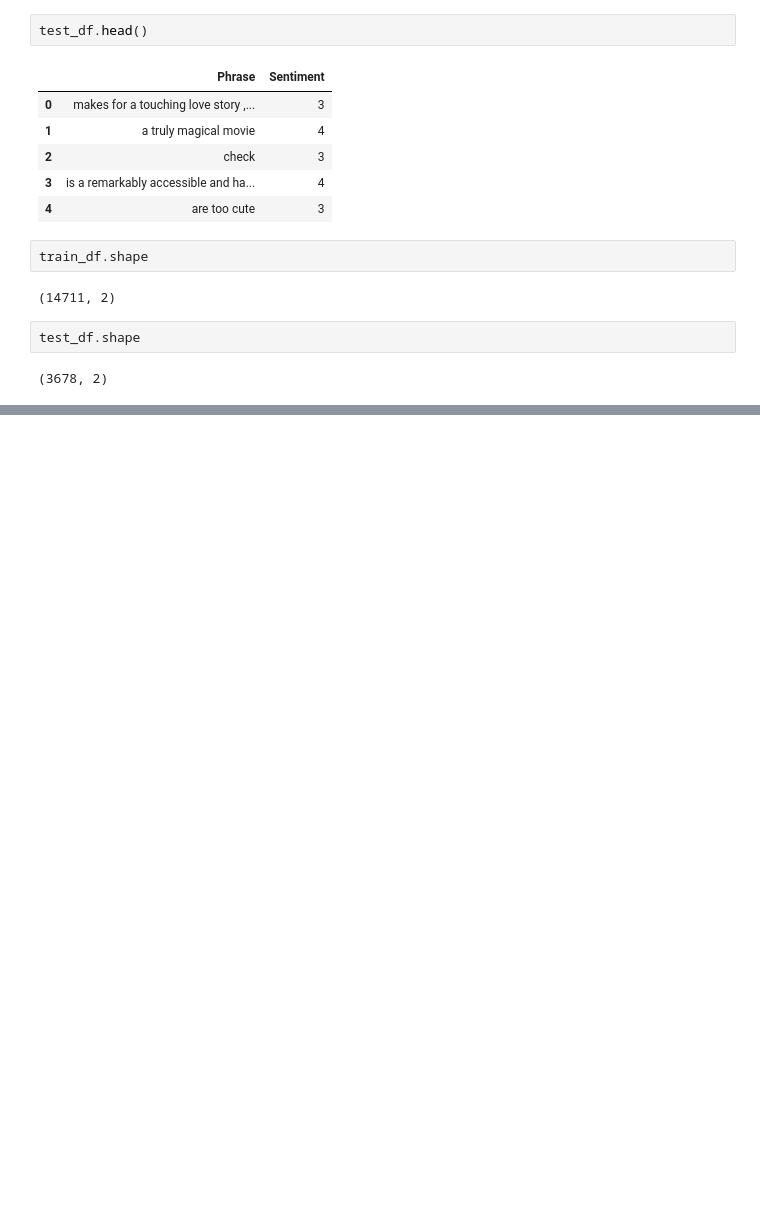
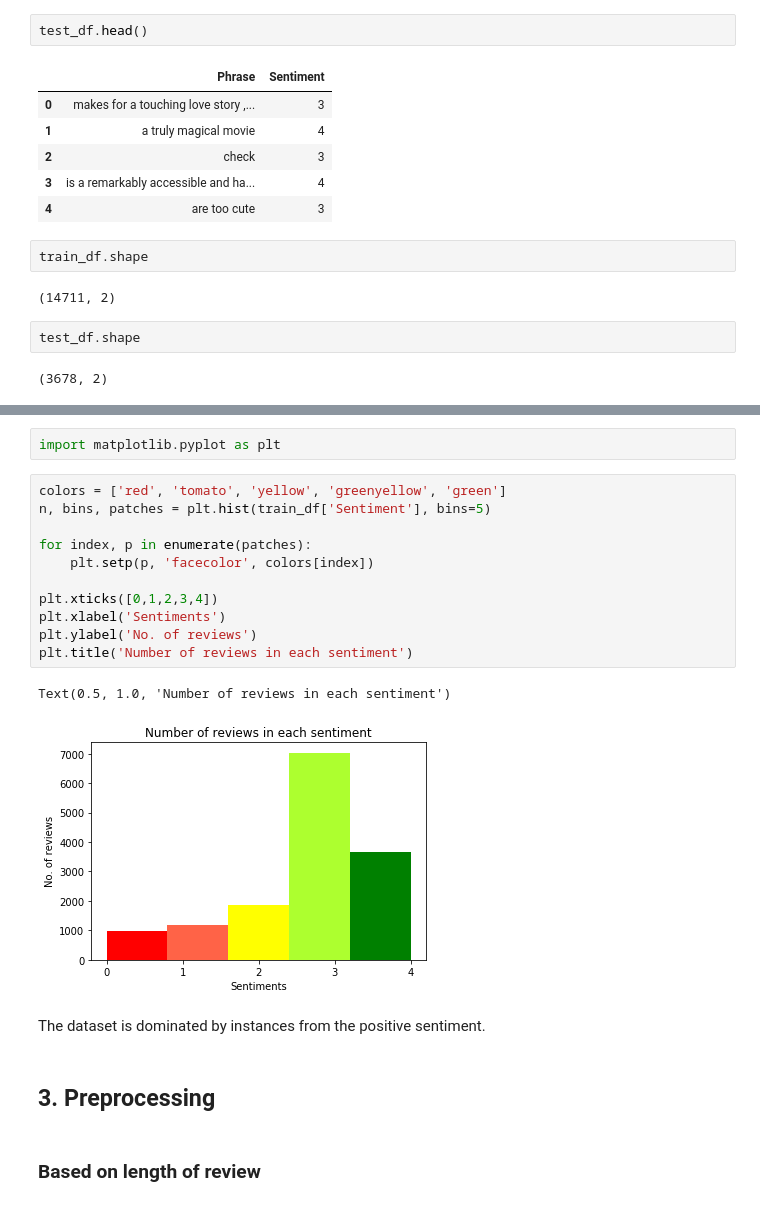
Before and after one commit to bajracharya-kshitij/five-class-sentiment-analysis, a Jupyter notebook: Five Class Sentiment Analysis.ipynb, the cells around one changed output, grey strips where cells are left out. Cells and saved outputs as stored; diff of their text form; blank space fills up the shorter version.

```diff
--- a/Five Class Sentiment Analysis.ipynb
+++ b/Five Class Sentiment Analysis.ipynb
@@ -35,0 +63,22 @@ test_df.shape
+# %%
+import matplotlib.pyplot as plt
+# %%
+colors = ['red', 'tomato', 'yellow', 'greenyellow', 'green']
+n, bins, patches = plt.hist(train_df['Sentiment'], bins=5)
+
+for index, p in enumerate(patches):
+    plt.setp(p, 'facecolor', colors[index])
+
+plt.xticks([0,1,2,3,4])
+plt.xlabel('Sentiments')
+plt.ylabel('No. of reviews')
+plt.title('Number of reviews in each sentiment')
+# %% [output]
+Text(0.5, 1.0, 'Number of reviews in each sentiment')
+[figure, added]
+# %% [markdown]
+The dataset is dominated by instances from the positive sentiment.
+# %% [markdown]
+## 3. Preprocessing
+# %% [markdown]
+### Based on length of review
```
Also changed, not shown: parts of 48 cells of this notebook.
